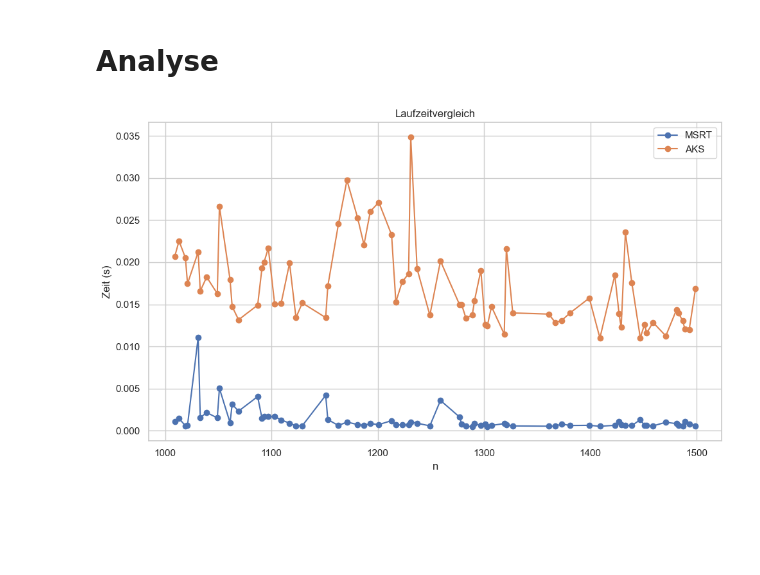
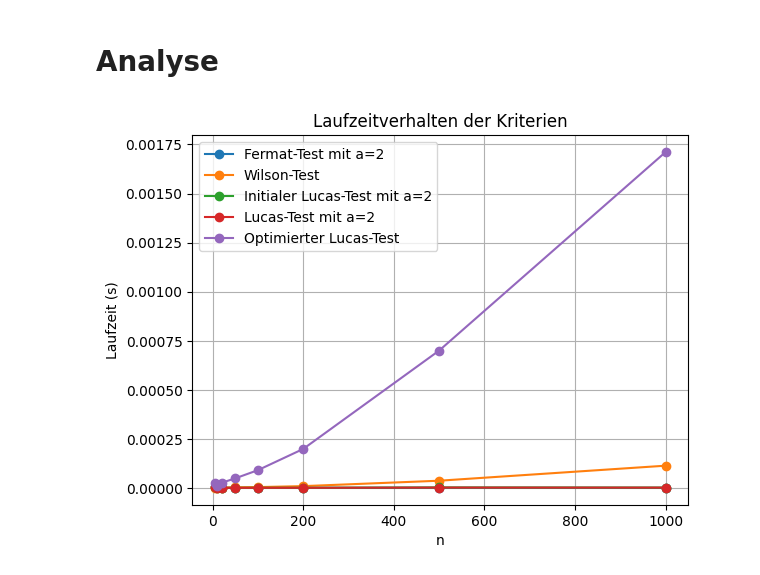
Before and after one commit to sp8cky/Primes, a Jupyter notebook: notebooks/analysis.ipynb, the cells around one changed output. Cells and saved outputs as stored; diff of their text form; code cells hidden in the pictures; blank space fills up the shorter version.

Commit message:
plot added

```diff
--- a/notebooks/analysis.ipynb
+++ b/notebooks/analysis.ipynb
@@ -1,20 +1,50 @@
 # %% [markdown]
 # Analyse
 # %%
-from src.analysis.dataset import generate_primes
-from src.analysis.timing import measure_times
+from src.primality.criteria import *
+from src.primality.tests import *
+from src.analysis.timing import measure_runtime
 from src.analysis.plot import plot_runtime
-from src.primality.tests import *
 
-# generate primes
-primes = generate_primes(1000, 1500)
+# Beispielhafte n-Werte
+#numbers = list(range(10_000, 10_500, 50))
 
-# measure
-data = {
-    "MSRT": measure_times(lambda n: miller_selfridge_rabin_test(n, rounds = 5), primes),
-    "AKS": measure_times(aks_test, primes),
-}
 
-plot_runtime(data)
+# Liste von Zahlen, für die die Tests durchgeführt werden sollen
+numbers = [5, 10, 20, 50, 100, 200, 500, 1000]
+
+# Messung der Laufzeiten für jedes Kriterium
+fermat_results = measure_runtime(lambda n: fermat_criterion(a=2, n=n), numbers, label="Fermat-Test mit a=2")
+wilson_results = measure_runtime(lambda n: wilson_criterion(n), numbers, label="Wilson-Test")
+initial_lucas_results = measure_runtime(lambda n: initial_lucas_test(a=2, n=n), numbers, label="Initialer Lucas-Test mit a=2")
+lucas_results = measure_runtime(lambda n: lucas_test(a=2, n=n), numbers, label="Lucas-Test mit a=2")
+optimized_lucas_results = measure_runtime(lambda n: optimized_lucas_test(n), numbers, label="Optimierter Lucas-Test")
+
+# Vorbereitung der Daten für den Plot
+n_fermat = [result["n"] for result in fermat_results]
+n_wilson = [result["n"] for result in wilson_results]
+n_initial_lucas = [result["n"] for result in initial_lucas_results]
+n_lucas = [result["n"] for result in lucas_results]
+n_optimized_lucas = [result["n"] for result in optimized_lucas_results]
+
+time_fermat = [result["time"] for result in fermat_results]
+time_wilson = [result["time"] for result in wilson_results]
+time_initial_lucas = [result["time"] for result in initial_lucas_results]
+time_lucas = [result["time"] for result in lucas_results]
+time_optimized_lucas = [result["time"] for result in optimized_lucas_results]
+
+labels = [
+    "Fermat-Test mit a=2",
+    "Wilson-Test",
+    "Initialer Lucas-Test mit a=2",
+    "Lucas-Test mit a=2",
+    "Optimierter Lucas-Test"
+]
+# Erstellen des Plots
+plot_runtime(
+    n_lists=[n_fermat, n_wilson, n_initial_lucas, n_lucas, n_optimized_lucas],
+    time_lists=[time_fermat, time_wilson, time_initial_lucas, time_lucas, time_optimized_lucas],
+    labels=labels
+)
 # %% [output]
-[figure, old version]
+[figure, new version]
```
Also changed, not shown: 13 other files.
